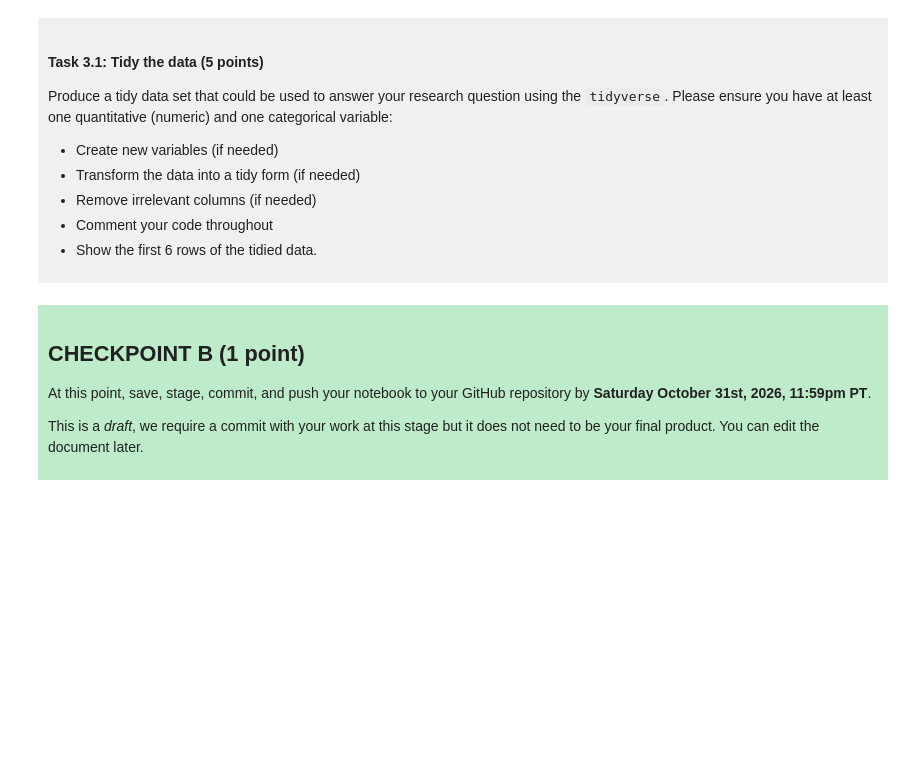
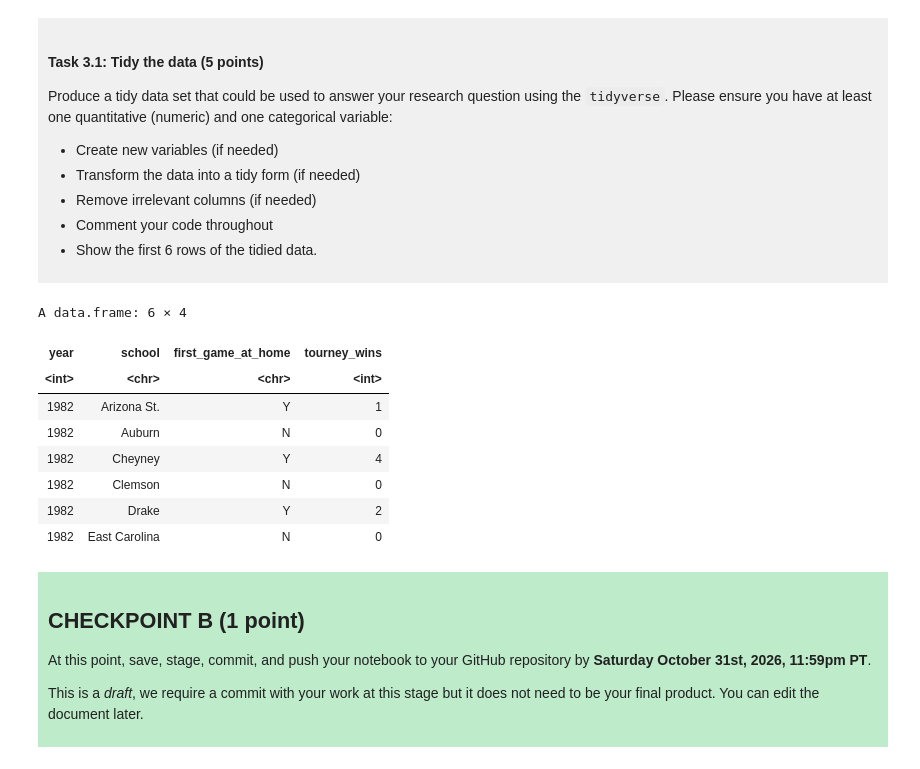
Before and after one commit to k4y1eigh/dsci-100-project-kayleigh-zhao, a Jupyter notebook: dsci-100-project-notebook.ipynb, the cells around one changed output. Saved outputs shown, nothing was run; the diff lists cells and outputs as text; code cells hidden in the pictures; blank space fills up the shorter version.

```diff
--- a/dsci-100-project-notebook.ipynb
+++ b/dsci-100-project-notebook.ipynb
@@ -189,7 +201,21 @@ Produce a tidy data set that could be used to answer your research question usin
 
 </div>
 # %%
-### EDIT THIS CODE CELL ###
+library(tidyverse) #Load tidyverse package
+womens_march_madness_tidy <- womens_march_madness |>
+        select(year, school, first_game_at_home, tourney_wins) #Select relevant variables
+
+womens_march_madness_tidy
+# %% [output]
+A data.frame: 6 × 4
+| year | school | first_game_at_home | tourney_wins |
+| <int> | <chr> | <chr> | <int> |
+| 1982 | Arizona St. | Y | 1 |
+| 1982 | Auburn | N | 0 |
+| 1982 | Cheyney | Y | 4 |
+| 1982 | Clemson | N | 0 |
+| 1982 | Drake | Y | 2 |
+| 1982 | East Carolina | N | 0 |
 # %% [markdown]
 <div style="background-color: #beebca; padding: 10px;">
 
```
Also changed, not shown: parts of 4 cells of this notebook.
